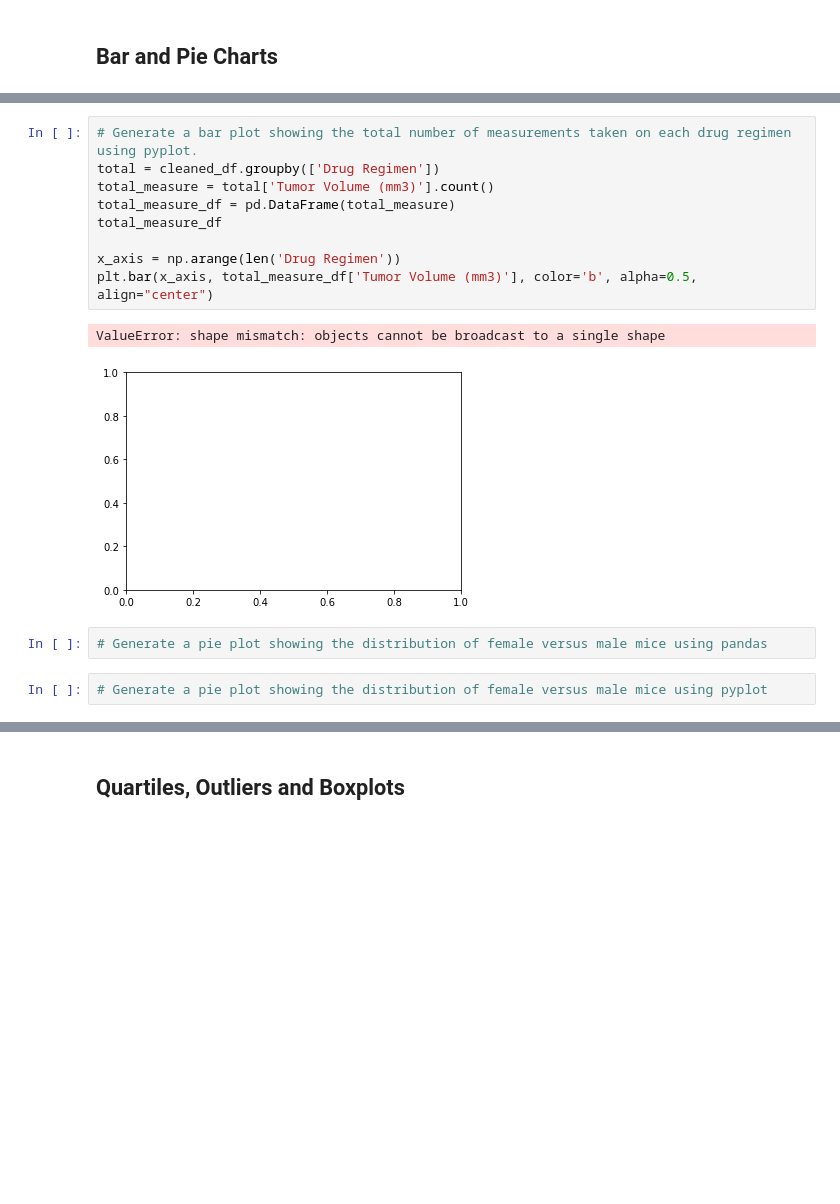
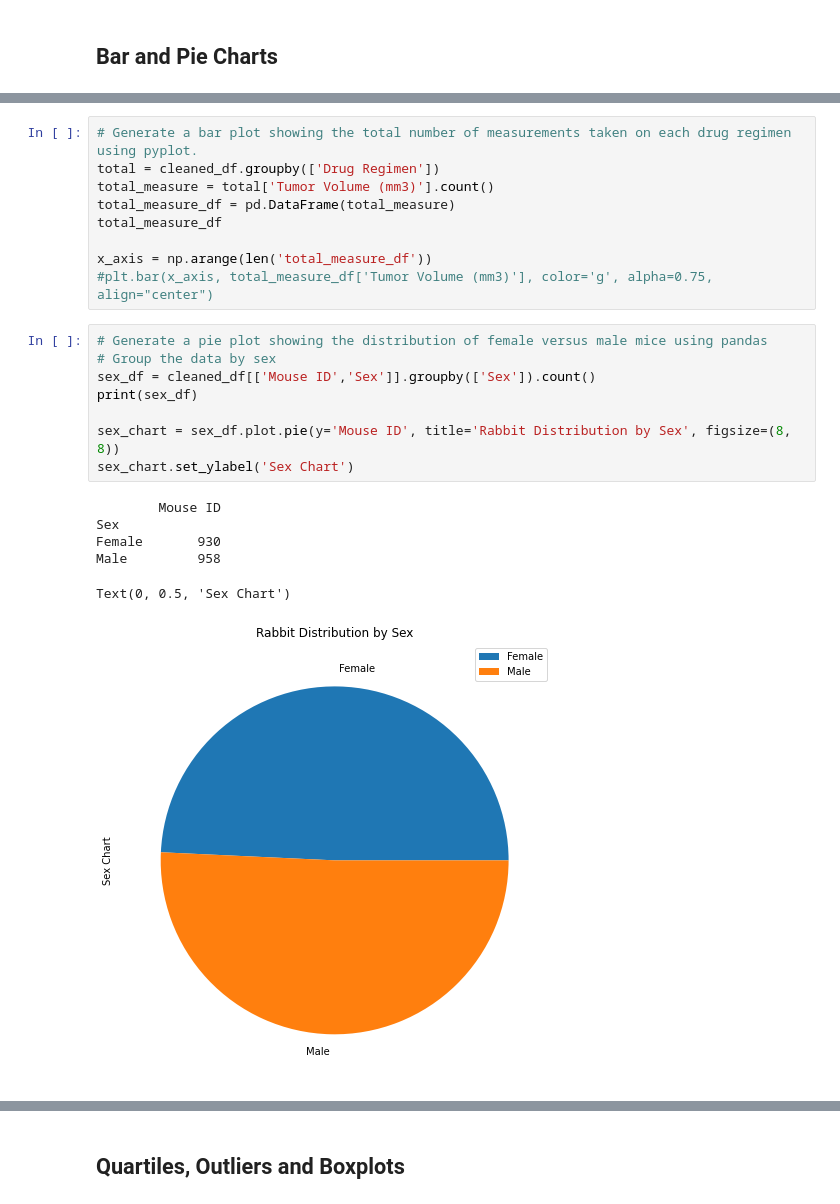
Before and after one commit to yukamara/Matplotlib, a Jupyter notebook: pymaceuticals.ipynb, the cells around one changed output, grey strips where cells are left out. Drawn from its saved outputs; the diff is of its cells as text; blank space fills up the shorter version.

```diff
--- a/pymaceuticals.ipynb
+++ b/pymaceuticals.ipynb
@@ -160,12 +166,20 @@ total_measure = total['Tumor Volume (mm3)'].count()
 total_measure_df = pd.DataFrame(total_measure)
 total_measure_df
 
-x_axis = np.arange(len('Drug Regimen'))
-plt.bar(x_axis, total_measure_df['Tumor Volume (mm3)'], color='b', alpha=0.5, align="center")
+x_axis = np.arange(len('total_measure_df'))
+#plt.bar(x_axis, total_measure_df['Tumor Volume (mm3)'], color='g', alpha=0.75, align="center")
-# %% [output]
-ValueError: shape mismatch: objects cannot be broadcast to a single shape
-[figure, removed]
 # %%
 # Generate a pie plot showing the distribution of female versus male mice using pandas
+# Group the data by sex
+sex_df = cleaned_df[['Mouse ID','Sex']].groupby(['Sex']).count()
+print(sex_df)
+
+sex_chart = sex_df.plot.pie(y='Mouse ID', title='Rabbit Distribution by Sex', figsize=(8, 8))
+sex_chart.set_ylabel('Sex Chart')
+# %% [output]
+        Mouse ID
+Sex
+Female       930
+Male         958
+Text(0, 0.5, 'Sex Chart')
+[figure, added]
-# %%
-# Generate a pie plot showing the distribution of female versus male mice using pyplot
```
Also changed, not shown: parts of 5 cells of this notebook, 1 other file.
